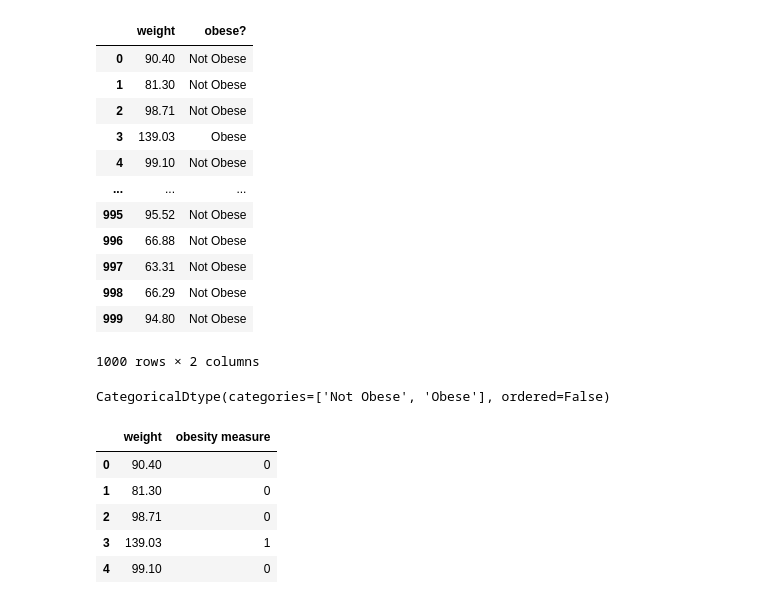
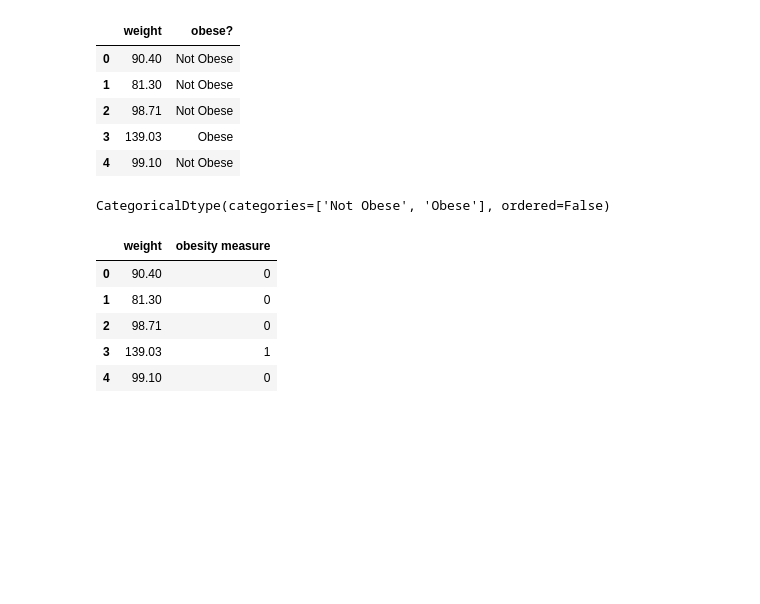
Before and after one commit to 1aastha3/100-Days-Of-Machine-Learning, a Jupyter notebook: Logistic Regression/LogReg Single variable.ipynb, the cells around one changed output. Saved outputs shown, nothing was run; the diff lists cells and outputs as text; code cells hidden in the pictures; blank space fills up the shorter version.

```diff
--- a/Logistic Regression/LogReg Single variable.ipynb
+++ b/Logistic Regression/LogReg Single variable.ipynb
@@ -5,21 +5,14 @@ import matplotlib.pyplot as plt
 # %%
 df = pd.read_csv('/Users/aasthaprajapati/Desktop/MOCK_DATA (1).csv')
 # %%
-df
+df.head()
 # %% [output]
 |  | weight | obese? |
 | 0 | 90.40 | Not Obese |
 | 1 | 81.30 | Not Obese |
 | 2 | 98.71 | Not Obese |
 | 3 | 139.03 | Obese |
 | 4 | 99.10 | Not Obese |
-| ... | ... | ... |
-| 995 | 95.52 | Not Obese |
-| 996 | 66.88 | Not Obese |
-| 997 | 63.31 | Not Obese |
-| 998 | 66.29 | Not Obese |
-| 999 | 94.80 | Not Obese |
-1000 rows × 2 columns
 # %%
 df['obese?'] = df['obese?'].astype('category')
 # %%
```
Also changed, not shown: parts of 11 cells of this notebook, 1 other file.
